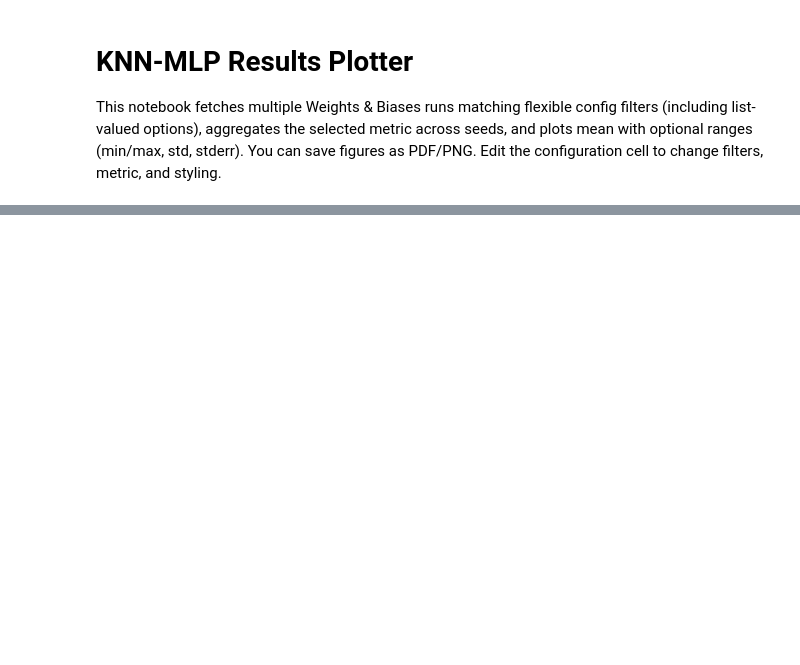
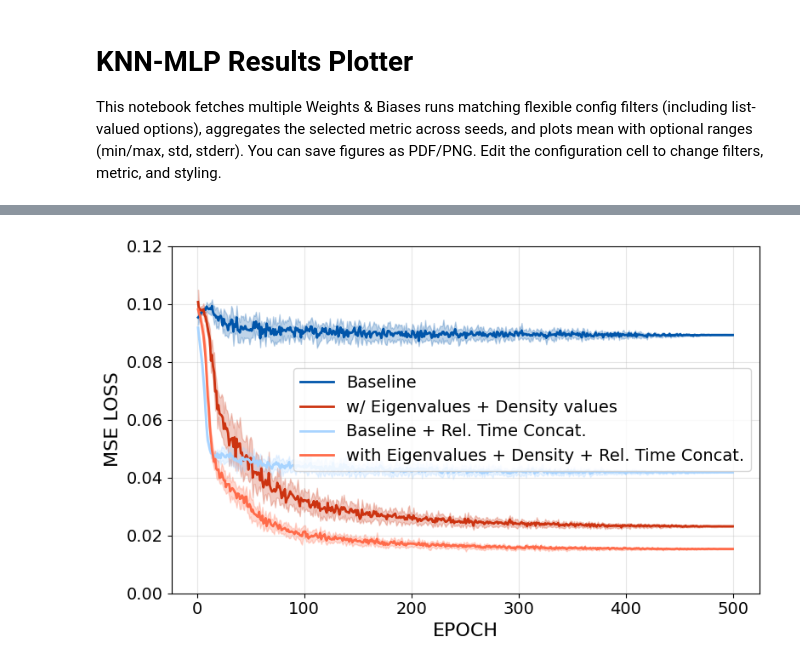
Before and after one commit to hesamaraghi/idnet, a Jupyter notebook: toy_datasets/knn_mlp_results.ipynb, the cells around one changed output, grey strips where cells are left out. Drawn from its saved outputs; the diff is of its cells as text; code cells hidden in the pictures; blank space fills up the shorter version.

```diff
--- a/toy_datasets/knn_mlp_results.ipynb
+++ b/toy_datasets/knn_mlp_results.ipynb
@@ -351,15 +490,66 @@ except Exception as e:
 # %%
-# Generate time-augmentation figures for hidden_dim=128, lr=1e-4, max_epochs=500
-FEATURE_TYPES_TIMEAUG = ["original", "filter", "eig", "both", "original_time_augmented"]
+SAVE_PDF = True
+SAVE_DIR = os.path.join("outputs", "toydataset_order_mlp")
+
+FEATURE_TYPES_TIMEAUG = [
+    "original",
+    # "filter",
+    # "eig",
+    "both",
+    "original_time_augmented",
+    "both_time_augmented"
+]
 K_LIST_TIMEAUG = [5, 10, 50]
 
 try:
     api = wandb.Api()
+
+    # Step 1: Collect all configurations for this batch
+    all_configs_timeaug = []
+    for k_val in K_LIST_TIMEAUG:
+        all_configs_timeaug.append({
+            # "test_train_split": "temporal",
+            # "lr": 1e-4,
+            # "max_epochs": 500,
+            "hidden_dim": 128,
+            "k": k_val,
+            "feature_type": FEATURE_TYPES_TIMEAUG,
+        })
+
+    # Step 2: Compute global y-axis range across all time-aug configurations
+    # print("Computing global y-axis range for time-augmentation figures...")
+    # flat_configs_timeaug = []
+    # for cfg in all_configs_timeaug:
+    #     # Expand feature_type list into individual configs
+    #     for ft in cfg["feature_type"]:
+    #         flat_cfg = cfg.copy()
+    #         flat_cfg["feature_type"] = ft
+    #         flat_configs_timeaug.append(flat_cfg)
+
+    # global_ymin_timeaug, global_ymax_timeaug = compute_global_metric_range(
+    #     api=api,
+    #     entity=ENTITY,
+    #     project=PROJECT,
+    #     config_list=flat_configs_timeaug,
+    #     metric=METRIC,
+    #     range_type=RANGE_TYPE,
+    #     use_cache=USE_CACHE,
+    #     refresh_cache=REFRESH_CACHE,
+    #     cache_dir=CACHE_DIR,
+    #     margin=0.05,  # 5% margin
+    # )
+
+    # if global_ymin_timeaug is not None and global_ymax_timeaug is not None:
+    #     print(f"Global y-axis range for time-aug: [{global_ymin_timeaug:.4f}, {global_ymax_timeaug:.4f}]")
+    # else:
+    #     print("Could not compute global range, using auto-scaling per plot")
+
+    # Step 3: Generate figures with consistent y-axis
     for k_val in K_LIST_TIMEAUG:
         base_filter = {
-            "test_train_split": "temporal",
-            "lr": 1e-4,
-            "max_epochs": 500,
+            # "test_train_split": "temporal",
+            # "lr": 1e-4,
+            # "max_epochs": 500,
             "hidden_dim": 128,
             "k": k_val,
             "feature_type": FEATURE_TYPES_TIMEAUG,
@@ -377,36 +567,49 @@ try:
             alpha=ALPHA,
             linewidth=LINEWIDTH,
             figsize=FIGSIZE,
-            title=f"{METRIC} vs Epoch | hidden_dim=128, k={k_val} (time-aug)",
+            # title=f"hidden_dim=128, k={k_val} (time concat.)",
             grid=GRID,
             show_legend=SHOW_LEGEND,
             color_by_key="feature_type",
+            color_palette=COLOR_PALETTE_DICT,
+            label_map=LABEL_MAP,
+            fontsize_title=FONTSIZE_TITLE,
+            fontsize_labels=FONTSIZE_LABELS,
+            fontsize_ticks=FONTSIZE_TICKS,
+            fontsize_legend=FONTSIZE_LEGEND,
+            # ylim=(global_ymin_timeaug, global_ymax_timeaug) if global_ymin_timeaug is not None else None,
+            ylim=(0.0, 0.12),
             use_cache=USE_CACHE,
             refresh_cache=REFRESH_CACHE,
             cache_dir=CACHE_DIR,
+            x_axis="epoch",
+            x_label="EPOCH",
+            y_label="MSE LOSS",
+            legend_loc='best',
         )
 
         # Save using deterministic name
-        auto_name = build_plot_filename(
-            base_filter=base_filter,
-            metric=METRIC,
-            range_type=RANGE_TYPE,
-            color_by_key="feature_type",
-            prefix=f"specific_timeaug_k{k_val}",
-        )
-        selected_name = SAVE_NAME if SAVE_NAME else auto_name
+        # auto_name = build_plot_filename(
+        #     base_filter=base_filter,
+        #     metric=METRIC,
+        #     range_type=RANGE_TYPE,
+        #     color_by_key="feature_type",
+        #     prefix=f"specific_timeaug_k{k_val}",
+        # )
+        # selected_name = SAVE_NAME if SAVE_NAME else auto_name
 
         if SAVE_PNG or SAVE_PDF:
             save_current_figure(
                 save_dir=SAVE_DIR,
-                save_name=selected_name,
+                save_name=f"time_aug_k={k_val}",
                 save_png=SAVE_PNG,
                 save_pdf=SAVE_PDF,
                 timestamp=False,
             )
-            print(f"Saved: {selected_name} -> {os.path.abspath(SAVE_DIR)}")
+            print(f"Saved: time_aug_k={k_val} -> {os.path.abspath(SAVE_DIR)}")
 
         plt.show()
         plt.close()
 except Exception as e:
     print(f"Error generating time-aug figures: {e}")
+# %% [output]
@@ -412,0 +617 @@ except Exception as e:
+[figure, added]
```
Also changed, not shown: parts of 28 cells of this notebook, 1 other file.
